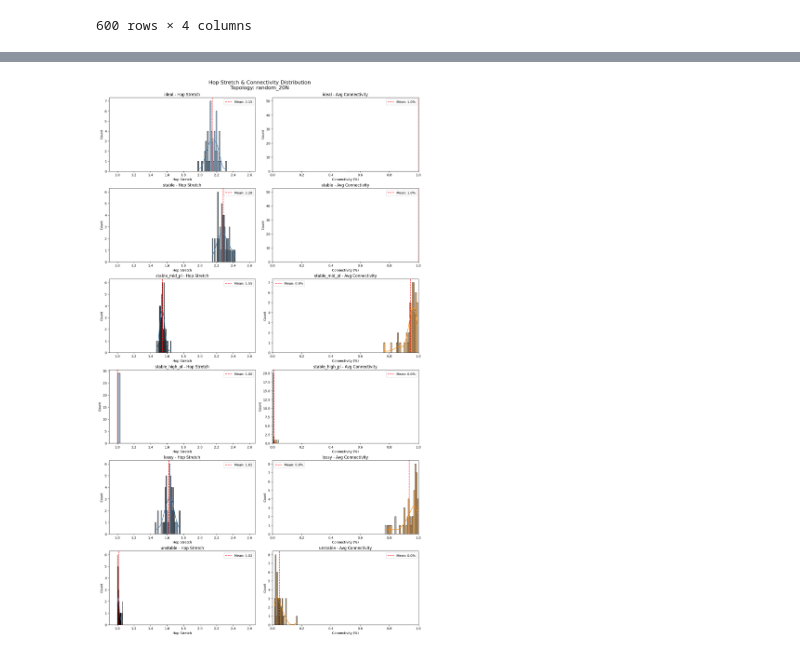
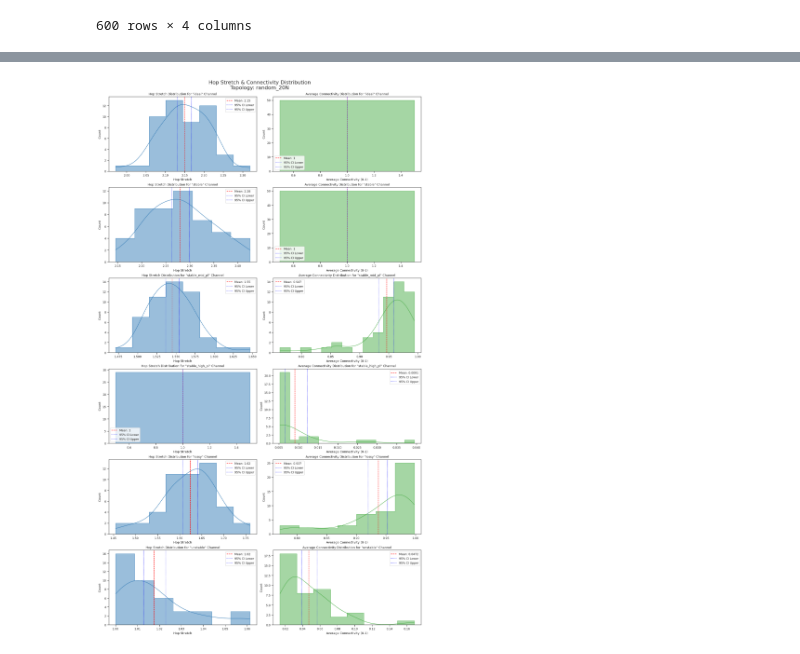
Before and after one commit to damiano-salvaterra/SPE-project, a Jupyter notebook: src/evaluation/process_results.ipynb, the cells around one changed output, grey strips where cells are left out. Cells and saved outputs as stored; diff of their text form; code cells hidden in the pictures.

Commit message:
Update plots and add antithetic calculation

```diff
--- a/src/evaluation/process_results.ipynb
+++ b/src/evaluation/process_results.ipynb
@@ -346,0 +684,20 @@ plt.show()
+# %%
+for idx, channel_res in enumerate(topo_results.channels):
+    sns.jointplot(
+        data=results_df[results_df["channel_id"] == channel_res.channel_type],
+        x="hop_stretch",
+        y="avg_connectivity",
+        kind="scatter",
+        color=palette[idx % len(palette)],
+    ).set_axis_labels("Hop Stretch", "Average Connectivity").fig.suptitle(
+        f"Hop Stretch vs. Average Connectivity - Channel: {channel_res.channel_type}"
+    )
+
+# sns.jointplot(
+#     data=results_df,
+#     x="hop_stretch",
+#     y="avg_connectivity",
+#     hue="channel_id",
+#     kind="scatter",
+#     palette=palette,
+# )
@@ -347,88 +711,34 @@ plt.show()
 # %%
-import matplotlib.pyplot as plt
-import seaborn as sns
-import numpy as np
-import math
-
 num_channels = len(topo_results.channels)
 
 # 2 columns: Hop Stretch | Connectivity
 cols = 2
 rows = num_channels
 
-fig, axes = plt.subplots(
-    rows,
-    cols,
-    figsize=(14, 4 * rows),
-    constrained_layout=True
-)
-
-# If only one channel, axes won't be 2D
-if num_channels == 1:
-    axes = np.array([axes])
+fig, axes = plt.subplots(rows, cols, figsize=(14, 4 * rows), constrained_layout=True)
 
 for idx, channel_res in enumerate(topo_results.channels):
 
-    channel_data = results_df[
-        results_df["channel_id"] == channel_res.channel_type
-    ]
 
     ax_hs = axes[idx, 0]  # left column → hop stretch
     ax_conn = axes[idx, 1]  # right column → connectivity
 
-    if len(channel_data) > 0:
-
-        # ---------------------------
-        # Hop Stretch Histogram
-        # ---------------------------
-        sns.histplot(
-            channel_data["hop_stretch"],
-            kde=True,
-            bins=30,
-            ax=ax_hs,
-            color="steelblue"
-        )
-
-        mean_hs = channel_data["hop_stretch"].mean()
-        ax_hs.axvline(mean_hs, color="red", linestyle="--",
-                      label=f"Mean: {mean_hs:.2f}")
-
-        ax_hs.set_title(f"{channel_res.channel_type} - Hop Stretch")
-        ax_hs.set_xlabel("Hop Stretch")
-        ax_hs.set_ylabel("Count")
-        ax_hs.set_xlim(0.9, results_df["hop_stretch"].max() * 1.1)
-        ax_hs.legend()
-
-        # ---------------------------
-        # Connectivity Histogram
-        # ---------------------------
-        sns.histplot(
-            channel_data["avg_connectivity"],
-            kde=True,
-            bins=30,
-            ax=ax_conn,
-            color="darkorange"
-        )
-
-        mean_conn = channel_data["avg_connectivity"].mean()
-        ax_conn.axvline(mean_conn, color="red", linestyle="--",
-                        label=f"Mean: {mean_conn:.1f}%")
-
-        ax_conn.set_title(f"{channel_res.channel_type} - Avg Connectivity")
-        ax_conn.set_xlabel("Connectivity (%)")
-        ax_conn.set_ylabel("Count")
-        ax_conn.set_xlim(0, 1)
-        ax_conn.legend()
-
-    else:
-        ax_hs.text(0.5, 0.5, "No Data", ha="center", va="center")
-        ax_conn.text(0.5, 0.5, "No Data", ha="center", va="center")
+    plot_hop_stretch_histogram(
+        results_df, channel_res.channel_type, ax_hs, args={"color": palette[1]}
+    )
+    plot_connectivity_histogram(
+        results_df,
+        channel_res.channel_type,
+        ax_conn,
+        fixed_xlim=False,
+        args={"color": palette[2]},
+    )
 
 fig.suptitle(
     f"Hop Stretch & Connectivity Distribution\nTopology: {TOPOLOGY_FOLDER_TO_ANALYZE}",
-    fontsize=16
+    fontsize=16,
 )
 
 plt.show()
 # %% [output]
-[figure, old version]
+[figure, new version]
```
Also changed, not shown: parts of 14 cells of this notebook.
